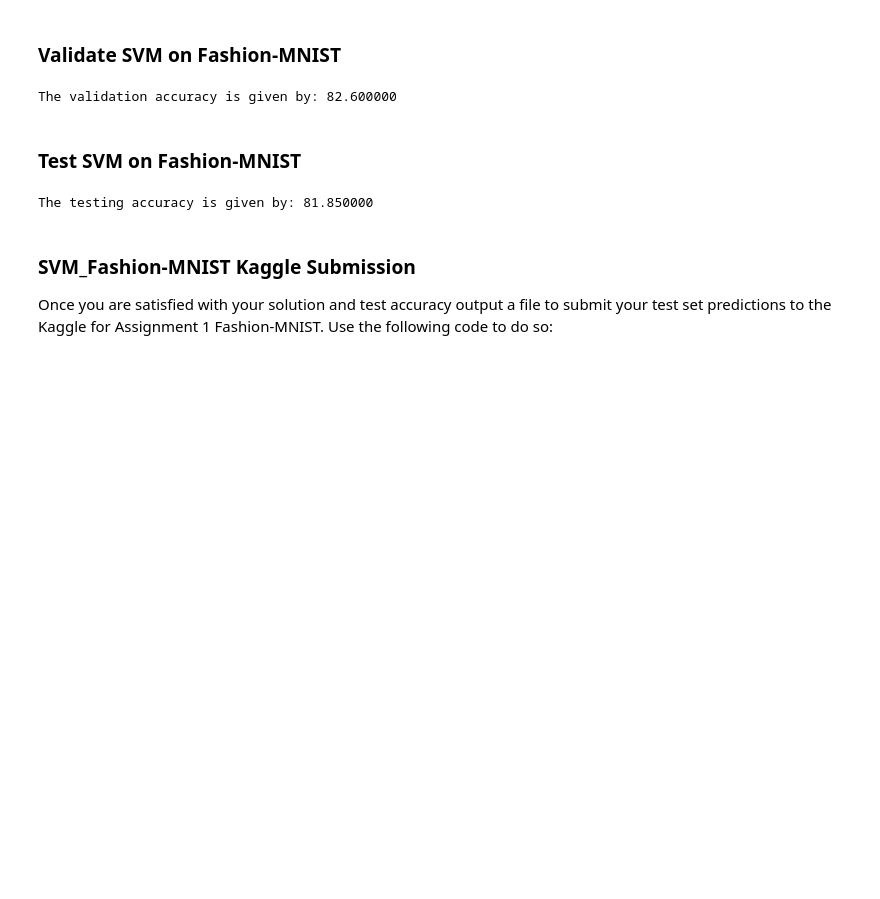
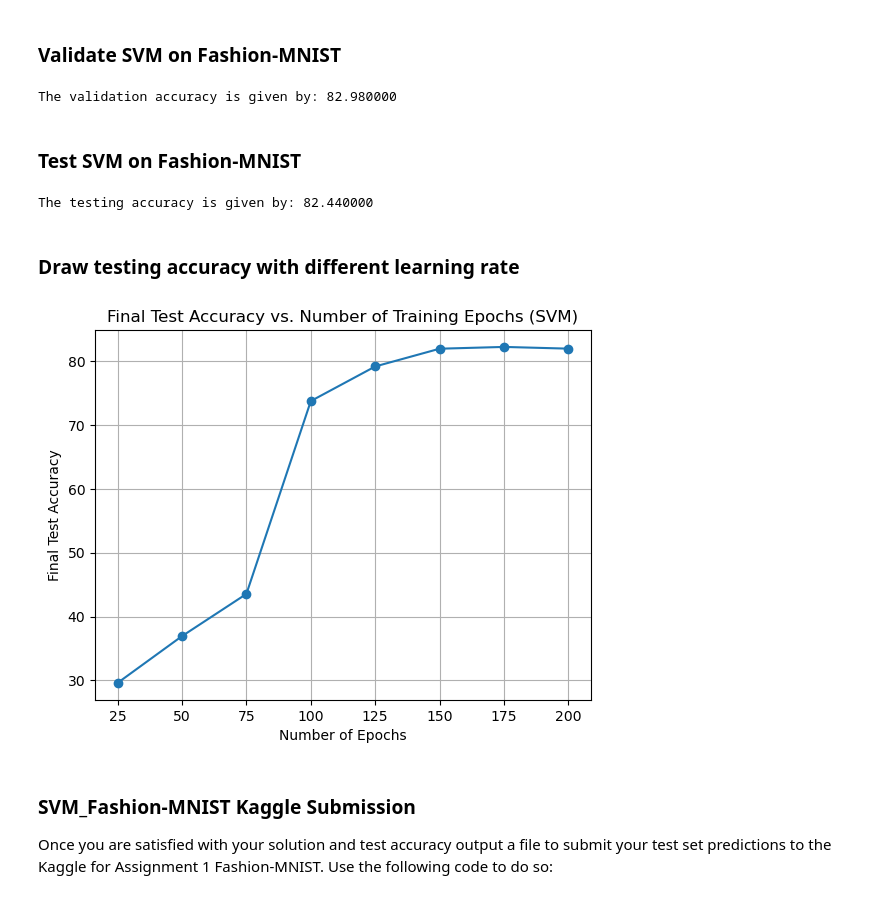
Before and after one commit to parisvacation/CS444, a Jupyter notebook: assignment1/CS 444 Assignment-1.ipynb, the cells around one changed output. Cells and saved outputs as stored; diff of their text form; code cells hidden in the pictures; blank space fills up the shorter version.

```diff
--- a/assignment1/CS 444 Assignment-1.ipynb
+++ b/assignment1/CS 444 Assignment-1.ipynb
@@ -108,8 +108,8 @@ The following code:
 # %% [markdown]
 ## Train Perceptron on Fashion-MNIST
 # %%
-lr = 0.05
-n_epochs = 100
+lr = 0.0005
+n_epochs = 50
 percept_fashion = Perceptron(n_class_fashion, lr, n_epochs)
 
 # - Refer to hints in the train method of the Perceptron class in "models/perceptron.py"
@@ -188,8 +188,8 @@ The following code:
 ## Train SVM on Fashion-MNIST
 # %%
 # Adjust the following three hyperparameters to achieve the best accuracy:
-lr = 5
-n_epochs = 200
+lr = 0.01
+n_epochs = 75
 reg_const = 0.5
 
 svm_fashion = SVM(n_class_fashion, lr, n_epochs, reg_const)
@@ -207,14 +207,41 @@ The training accuracy is given by: 83.312000
 pred_svm = svm_fashion.predict(X_val_fashion)
 print('The validation accuracy is given by: %f' % (get_acc(pred_svm, y_val_fashion)))
 # %% [output]
-The validation accuracy is given by: 82.600000
+The validation accuracy is given by: 82.980000
 # %% [markdown]
 ### Test SVM on Fashion-MNIST
 # %%
 pred_svm = svm_fashion.predict(X_test_fashion)
 print('The testing accuracy is given by: %f' % (get_acc(pred_svm, y_test_fashion)))
 # %% [output]
-The testing accuracy is given by: 81.850000
+The testing accuracy is given by: 82.440000
+# %% [markdown]
+### Draw testing accuracy with different learning rate
+# %%
+import matplotlib.pyplot as plt
+
+lr_list = [0.01, 0.05, 0.5, 5]
+epochs_list = [25, 50, 75, 100, 125, 150, 175, 200]
+reg_const = 0.5
+final_test_accuracies = []
+
+for epoch in epochs_list:
+    svm_fashion = SVM(n_class_fashion, lr_list[3], epoch, reg_const)
+    svm_fashion.train(X_train_fashion, y_train_fashion)
+
+    pred_svm = svm_fashion.predict(X_test_fashion)
+    test_accuracy = get_acc(pred_svm, y_test_fashion)
+    final_test_accuracies.append(test_accuracy)
+
+plt.figure()
+plt.plot(epochs_list, final_test_accuracies, marker='o', linestyle='-')
+plt.xlabel("Number of Epochs")
+plt.ylabel("Final Test Accuracy")
+plt.title("Final Test Accuracy vs. Number of Training Epochs (SVM)")
+plt.grid(True)
+plt.show()
+# %% [output]
+[figure, added]
 # %% [markdown]
 ### SVM_Fashion-MNIST Kaggle Submission
 
```
Also changed, not shown: parts of 16 cells of this notebook, 5 other files.
